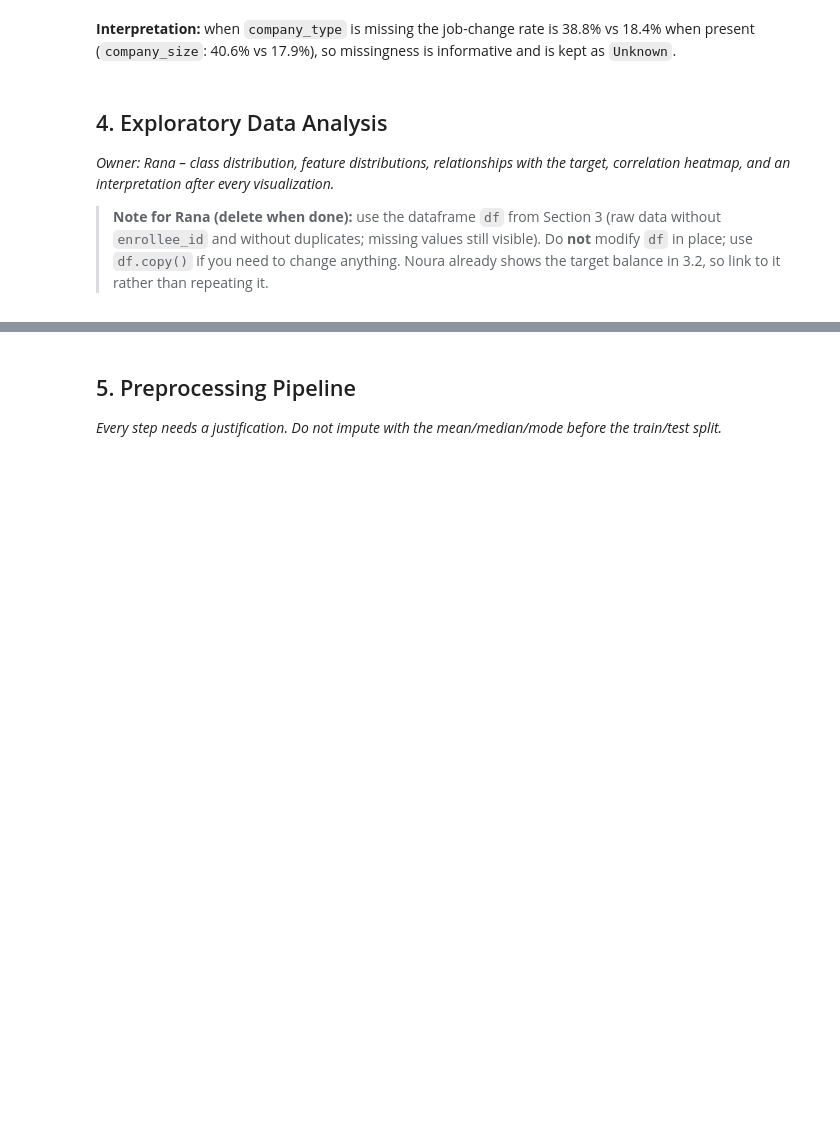
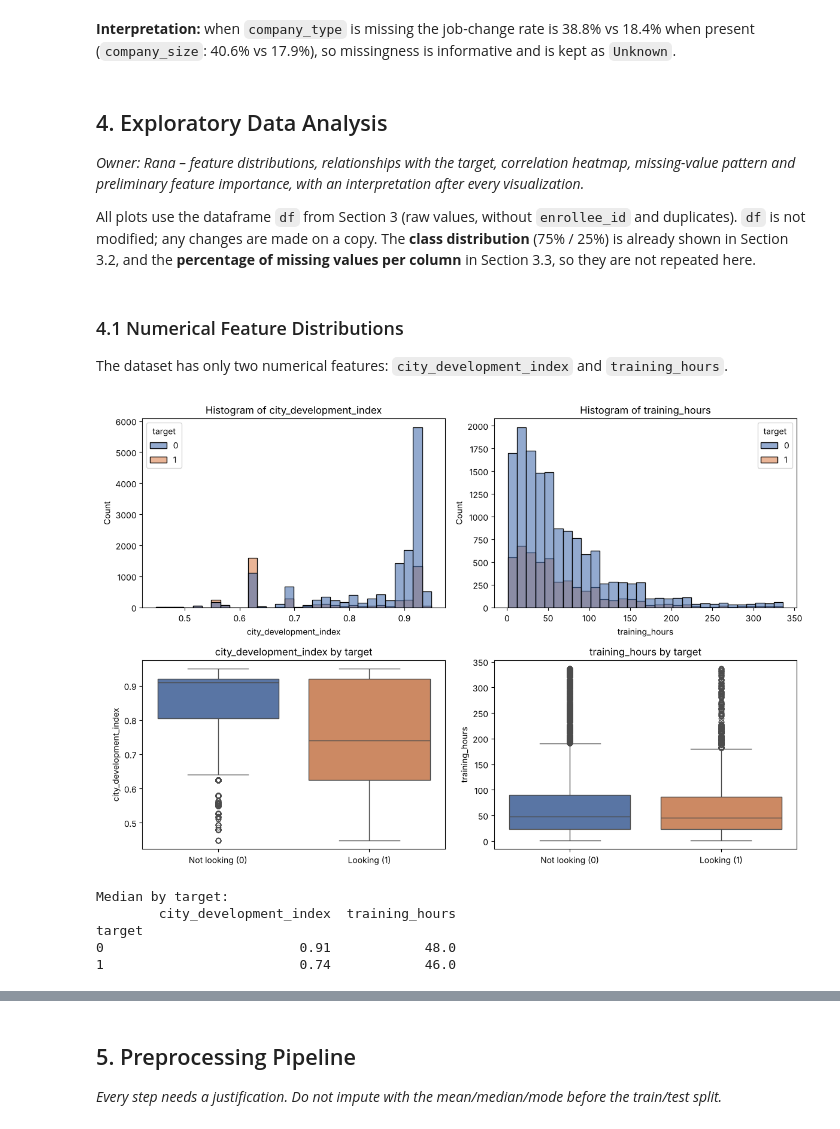
Before and after one commit to ManarAlrazin/SW485-Project-Group2, a Jupyter notebook: Phase1_Data_Exploration.ipynb, the cells around one changed output, grey strips where cells are left out. Drawn from its saved outputs; the diff is of its cells as text; code cells hidden in the pictures; blank space fills up the shorter version.

Commit message:
Add Section 4: EDA visualizations and interpretation

```diff
--- a/Phase1_Data_Exploration.ipynb
+++ b/Phase1_Data_Exploration.ipynb
@@ -240,6 +241,44 @@ pd.DataFrame({
 **Interpretation:** when `company_type` is missing the job-change rate is 38.8% vs 18.4% when present (`company_size`: 40.6% vs 17.9%), so missingness is informative and is kept as `Unknown`.
 # %% [markdown]
 ## 4. Exploratory Data Analysis
-*Owner: Rana – class distribution, feature distributions, relationships with the target, correlation heatmap, and an interpretation after every visualization.*
+*Owner: Rana – feature distributions, relationships with the target, correlation heatmap, missing-value pattern and preliminary feature importance, with an interpretation after every visualization.*
 
-> **Note for Rana (delete when done):** use the dataframe `df` from Section 3 (raw data without `enrollee_id` and without duplicates; missing values still visible). Do **not** modify `df` in place; use `df.copy()` if you need to change anything. Noura already shows the target balance in 3.2, so link to it rather than repeating it.
+All plots use the dataframe `df` from Section 3 (raw values, without `enrollee_id` and duplicates). `df` is not modified; any changes are made on a copy. The **class distribution** (75% / 25%) is already shown in Section 3.2, and the **percentage of missing values per column** in Section 3.3, so they are not repeated here.
+# %%
+# EDA settings (colors and column groups used in this section only)
+EDA_COLORS = {0: "#4C72B0", 1: "#DD8452"}      # 0 = not looking, 1 = looking for a job change
+EDA_LABELS = {0: "Not looking (0)", 1: "Looking (1)"}
+
+eda = df.copy()
+EDA_NUM = ["city_development_index", "training_hours"]
+EDA_CAT = ["gender", "relevent_experience", "enrolled_university", "education_level",
+           "major_discipline", "experience", "company_size", "company_type", "last_new_job"]
+# city has 123 unique values and maps one-to-one to city_development_index, so it is not plotted
+# %% [markdown]
+### 4.1 Numerical Feature Distributions
+The dataset has only two numerical features: `city_development_index` and `training_hours`.
+# %%
+fig, axes = plt.subplots(2, 2, figsize=(12, 8))
+for i, col in enumerate(EDA_NUM):
+    # Histogram split by target
+    sns.histplot(data=eda, x=col, hue="target", bins=30, palette=EDA_COLORS,
+                 multiple="layer", alpha=0.6, ax=axes[0, i])
+    axes[0, i].set_title(f"Histogram of {col}")
+    # Box plot by target
+    sns.boxplot(data=eda, x="target", y=col, hue="target", palette=EDA_COLORS,
+                legend=False, ax=axes[1, i])
+    axes[1, i].set_title(f"{col} by target")
+    axes[1, i].set_xticks([0, 1], [EDA_LABELS[0], EDA_LABELS[1]])
+    axes[1, i].set_xlabel("")
+plt.tight_layout()
+plt.show()
+
+print("Median by target:")
+print(eda.groupby("target")[EDA_NUM].median())
+# %% [output]
+[figure, added]
+Median by target:
+        city_development_index  training_hours
+target
+0                         0.91            48.0
+1                         0.74            46.0
```
Also changed, not shown: parts of 15 cells of this notebook.
